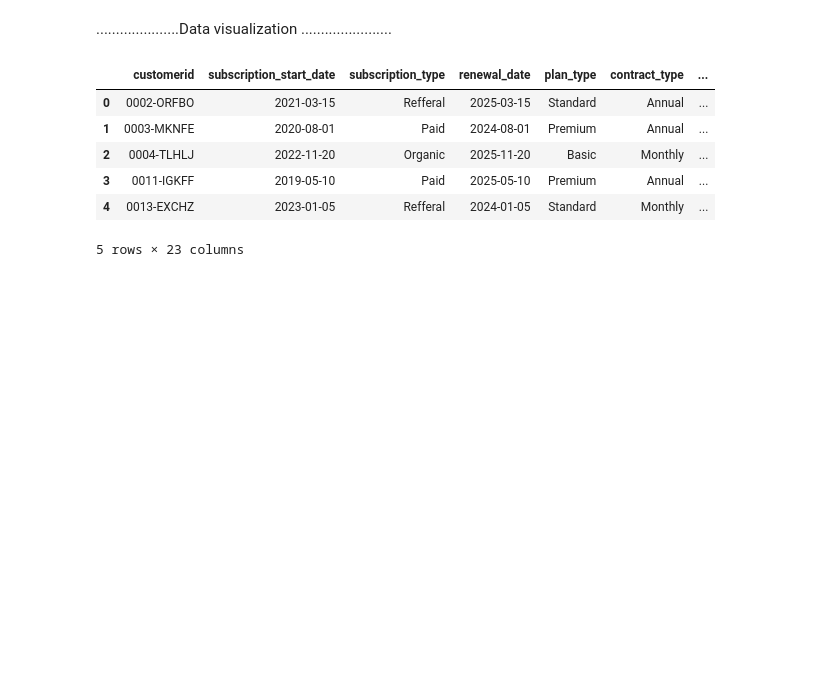
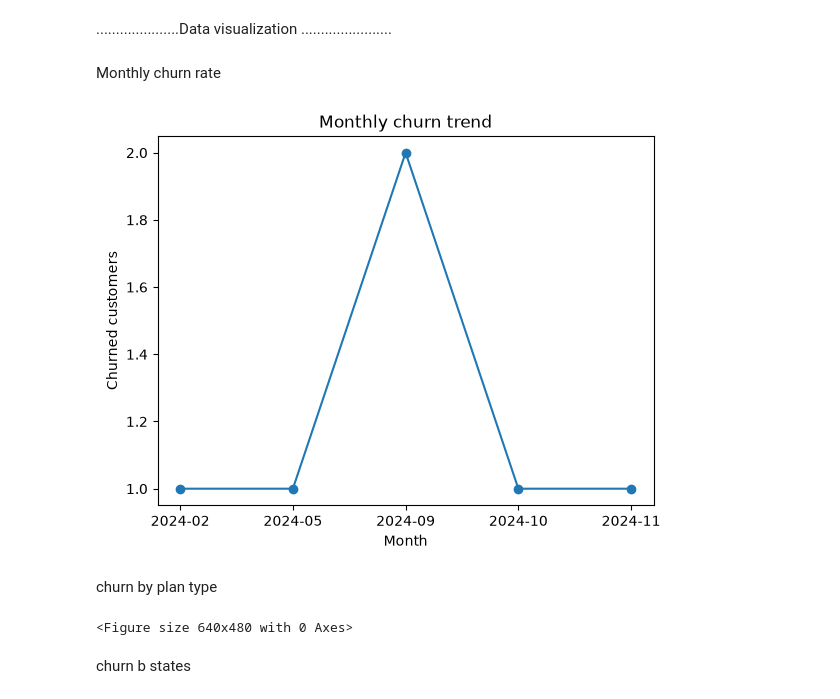
Before and after one commit to Himanshupandey2005/churn_data_analysis, a Jupyter notebook: churn-analysis.ipynb, the cells around one changed output. Cells and saved outputs as stored; diff of their text form; code cells hidden in the pictures; blank space fills up the shorter version.

Commit message:
visualization day 2

```diff
--- a/churn-analysis.ipynb
+++ b/churn-analysis.ipynb
@@ -308,13 +308,58 @@ df[df['churn_risk']=='high'][['churn_score','churn_risk']]
 .....................Data visualization .......................
 # %%
 df_visual=df.copy()
+# %% [markdown]
+Monthly churn rate
 # %%
-df_visual.head()
+df_visual['cancellation_month']=df_visual['cancellation_date'].dt.to_period('M')
+
+churn_trend=df_visual[df_visual['churn_flag']==1].groupby('cancellation_month').size()
+plt.plot(churn_trend.index.astype(str),churn_trend.values,marker='o')
+plt.title("Monthly churn trend")
+plt.xlabel('Month')
+plt.ylabel("Churned customers")
+#plt.savefig("Montly Churn trend")
 # %% [output]
-|  | customerid | subscription_start_date | subscription_type | renewal_date | plan_type | contract_type | ... |
-| 0 | 0002-ORFBO | 2021-03-15 | Refferal | 2025-03-15 | Standard | Annual | ... |
-| 1 | 0003-MKNFE | 2020-08-01 | Paid | 2024-08-01 | Premium | Annual | ... |
-| 2 | 0004-TLHLJ | 2022-11-20 | Organic | 2025-11-20 | Basic | Monthly | ... |
-| 3 | 0011-IGKFF | 2019-05-10 | Paid | 2025-05-10 | Premium | Annual | ... |
-| 4 | 0013-EXCHZ | 2023-01-05 | Refferal | 2024-01-05 | Standard | Monthly | ... |
-5 rows × 23 columns
+[figure, added]
+# %% [markdown]
+churn by plan type
+# %%
+import plotly.express as px
+
+churn_plan = (
+    df_visual.groupby('plan_type')['churn_flag']
+    .mean()
+    .reset_index()
+)
+
+churn_plan['churn_rate'] = churn_plan['churn_flag'] * 100
+
+fig = px.bar(
+    churn_plan,
+    x='plan_type',
+    y='churn_rate',
+    text='churn_rate',
+    title='Churn Rate by Plan Type',
+    labels={
+        'plan_type': 'Plan Type',
+        'churn_rate': 'Churn Rate (%)'
+    },
+    hover_data={'churn_rate': ':.2f'}
+)
+
+fig.update_traces(
+    texttemplate='%{text:.2f}%',
+    textposition='outside'
+)
+
+fig.update_layout(
+    yaxis_range=[0, 100],
+    hovermode='x unified'
+)
+
+fig.show()
+#plt.savefig("Churn Rate by plan type")
+# %% [output]
+<Figure size 640x480 with 0 Axes>
+# %% [markdown]
+churn b states
```
Also changed, not shown: parts of 6 cells of this notebook, 3 other files.
